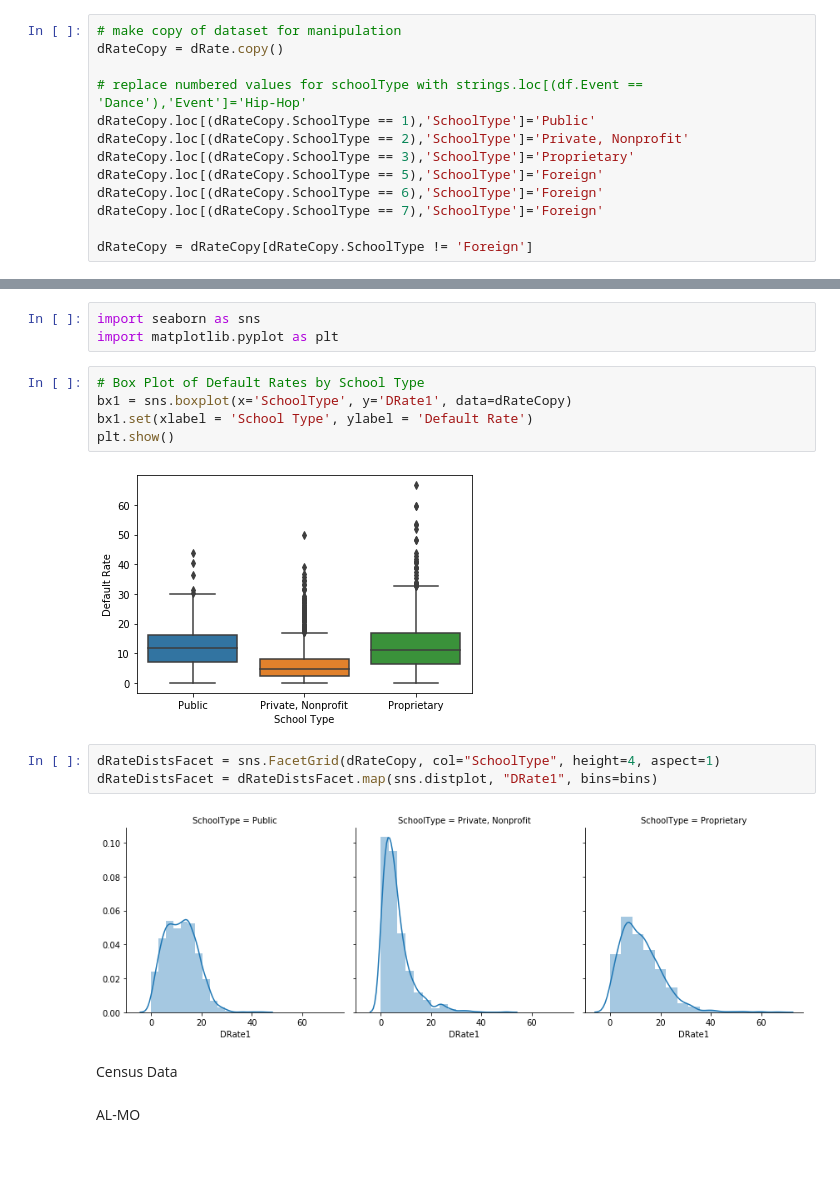
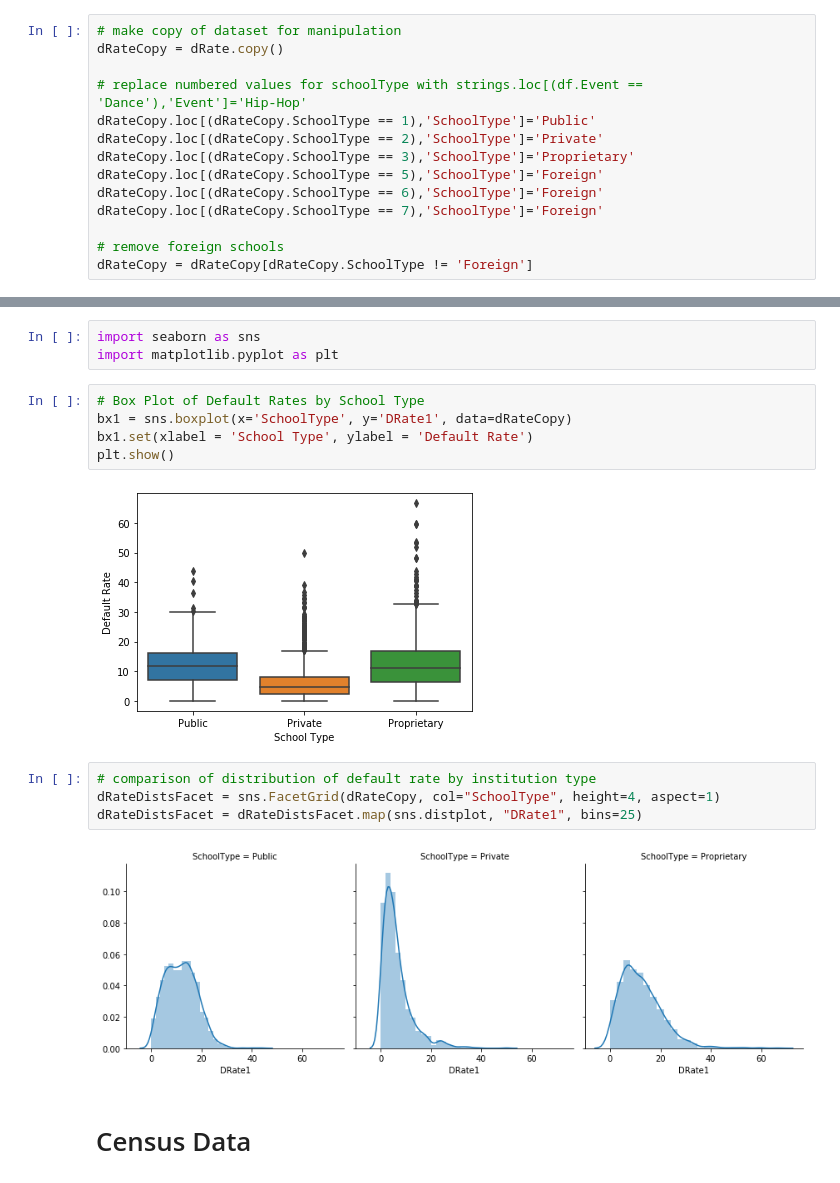
Before and after one commit to dillorr/defaultRate, a Jupyter notebook: eda/explore.ipynb, the cells around one changed output, grey strips where cells are left out. Cells and saved outputs as stored; diff of their text form.

```diff
--- a/eda/explore.ipynb
+++ b/eda/explore.ipynb
@@ -49,10 +50,11 @@ dRateCopy = dRate.copy()
 
 # replace numbered values for schoolType with strings.loc[(df.Event == 'Dance'),'Event']='Hip-Hop'
 dRateCopy.loc[(dRateCopy.SchoolType == 1),'SchoolType']='Public'
-dRateCopy.loc[(dRateCopy.SchoolType == 2),'SchoolType']='Private, Nonprofit'
+dRateCopy.loc[(dRateCopy.SchoolType == 2),'SchoolType']='Private'
 dRateCopy.loc[(dRateCopy.SchoolType == 3),'SchoolType']='Proprietary'
 dRateCopy.loc[(dRateCopy.SchoolType == 5),'SchoolType']='Foreign'
 dRateCopy.loc[(dRateCopy.SchoolType == 6),'SchoolType']='Foreign'
 dRateCopy.loc[(dRateCopy.SchoolType == 7),'SchoolType']='Foreign'
 
+# remove foreign schools
 dRateCopy = dRateCopy[dRateCopy.SchoolType != 'Foreign']
@@ -116,14 +121,13 @@ bx1 = sns.boxplot(x='SchoolType', y='DRate1', data=dRateCopy)
 bx1.set(xlabel = 'School Type', ylabel = 'Default Rate')
 plt.show()
 # %% [output]
-[figure, old version]
+[figure, new version]
 # %%
+# comparison of distribution of default rate by institution type
 dRateDistsFacet = sns.FacetGrid(dRateCopy, col="SchoolType", height=4, aspect=1)
-dRateDistsFacet = dRateDistsFacet.map(sns.distplot, "DRate1", bins=bins)
+dRateDistsFacet = dRateDistsFacet.map(sns.distplot, "DRate1", bins=25)
 # %% [output]
-[figure, old version]
+[figure, new version]
-# %% [markdown]
-Census Data
-# %% [markdown]
-AL-MO
+# %% [markdown]
+# Census Data
 # %%
```
Also changed, not shown: parts of 19 cells of this notebook, 9 other files.
